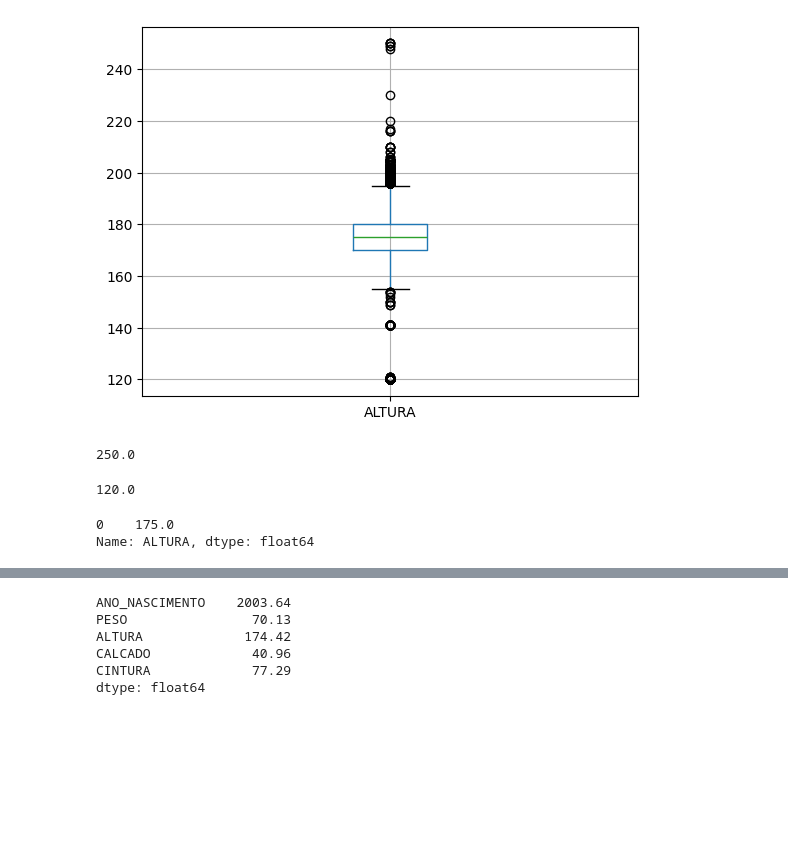
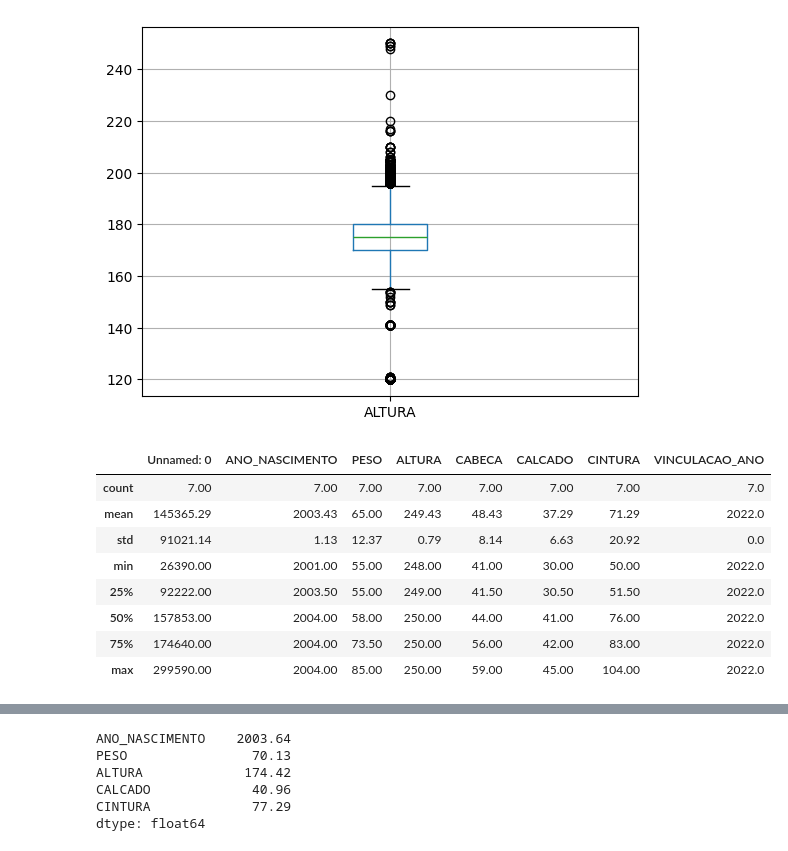
Before and after one commit to hudsonhcp/Alistamento-Militar-2022, a Jupyter notebook: Alistamento.ipynb, the cells around one changed output, grey strips where cells are left out. Drawn from its saved outputs; the diff is of its cells as text; code cells hidden in the pictures; blank space fills up the shorter version.

```diff
--- a/Alistamento.ipynb
+++ b/Alistamento.ipynb
@@ -62,16 +66,15 @@ df[['ALTURA']].boxplot()
 # %% [output]
 <Axes: >
 [figure]
-# %%
-df['ALTURA'].max()
-# %% [output]
-250.0
-# %%
-df['ALTURA'].min()
-# %% [output]
-120.0
-# %%
-df['ALTURA'].mode()
-# %% [output]
-0    175.0
-Name: ALTURA, dtype: float64
+# %%
+round(df[(df['ALTURA'] >= 240)].describe(), 2)
+# %% [output]
+|  | Unnamed: 0 | ANO_NASCIMENTO | PESO | ALTURA | CABECA | CALCADO | CINTURA | VINCULACAO_ANO |
+| count | 7.00 | 7.00 | 7.00 | 7.00 | 7.00 | 7.00 | 7.00 | 7.0 |
+| mean | 145365.29 | 2003.43 | 65.00 | 249.43 | 48.43 | 37.29 | 71.29 | 2022.0 |
+| std | 91021.14 | 1.13 | 12.37 | 0.79 | 8.14 | 6.63 | 20.92 | 0.0 |
+| min | 26390.00 | 2001.00 | 55.00 | 248.00 | 41.00 | 30.00 | 50.00 | 2022.0 |
+| 25% | 92222.00 | 2003.50 | 55.00 | 249.00 | 41.50 | 30.50 | 51.50 | 2022.0 |
+| 50% | 157853.00 | 2004.00 | 58.00 | 250.00 | 44.00 | 41.00 | 76.00 | 2022.0 |
+| 75% | 174640.00 | 2004.00 | 73.50 | 250.00 | 56.00 | 42.00 | 83.00 | 2022.0 |
+| max | 299590.00 | 2004.00 | 85.00 | 250.00 | 59.00 | 45.00 | 104.00 | 2022.0 |
```
Also changed, not shown: parts of 31 cells of this notebook.
